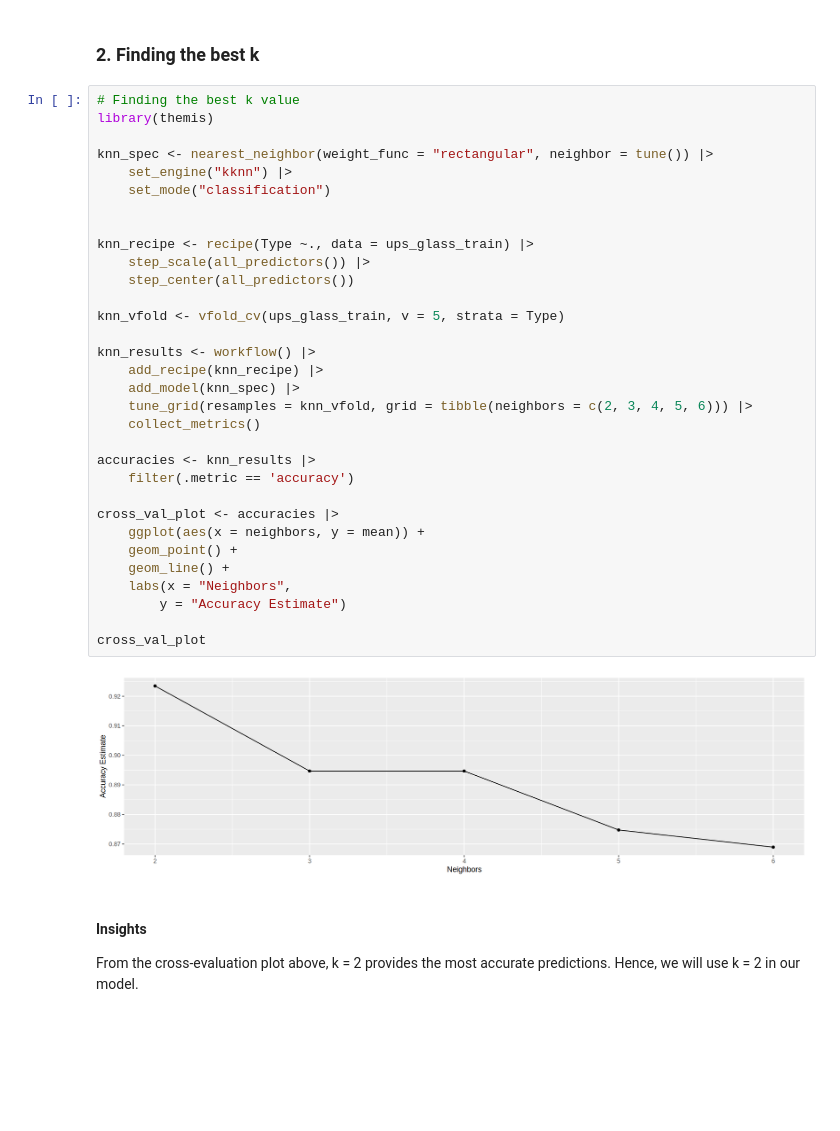
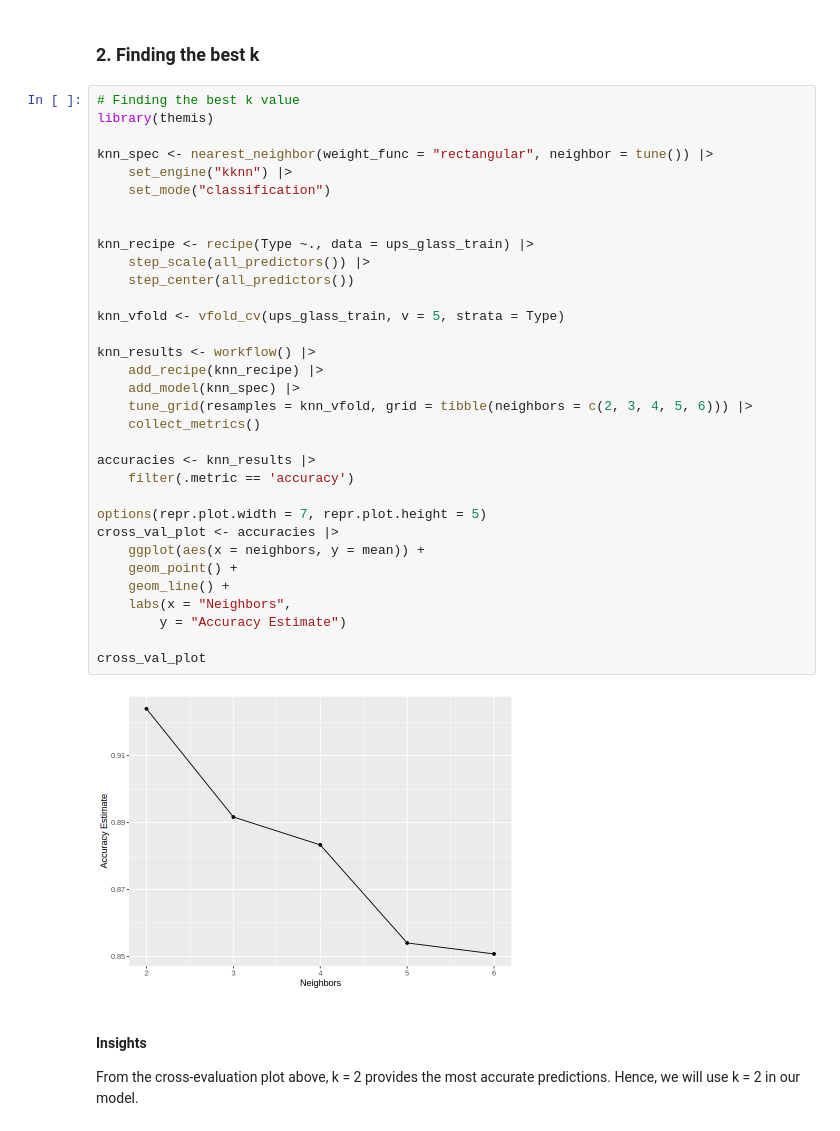
Before and after one commit to nlmanama/DSCI100-GroupProject, a Jupyter notebook: report.ipynb, the cells around one changed output. Saved outputs shown, nothing was run; the diff lists cells and outputs as text; blank space fills up the shorter version.

```diff
--- a/report.ipynb
+++ b/report.ipynb
@@ -271,34 +298,35 @@ library(themis)
 
 knn_spec <- nearest_neighbor(weight_func = "rectangular", neighbor = tune()) |>
     set_engine("kknn") |>
     set_mode("classification")
 
 
 knn_recipe <- recipe(Type ~., data = ups_glass_train) |>
     step_scale(all_predictors()) |>
     step_center(all_predictors())
 
 knn_vfold <- vfold_cv(ups_glass_train, v = 5, strata = Type)
 
 knn_results <- workflow() |>
     add_recipe(knn_recipe) |>
     add_model(knn_spec) |>
     tune_grid(resamples = knn_vfold, grid = tibble(neighbors = c(2, 3, 4, 5, 6))) |>
     collect_metrics()
 
 accuracies <- knn_results |>
     filter(.metric == 'accuracy')
 
+options(repr.plot.width = 7, repr.plot.height = 5)
 cross_val_plot <- accuracies |>
     ggplot(aes(x = neighbors, y = mean)) +
     geom_point() +
     geom_line() +
     labs(x = "Neighbors",
         y = "Accuracy Estimate")
 
 cross_val_plot
 # %% [output]
-[figure, old version]
+[figure, new version]
 # %% [markdown]
 #### Insights
 
```
Also changed, not shown: parts of 8 cells of this notebook.
